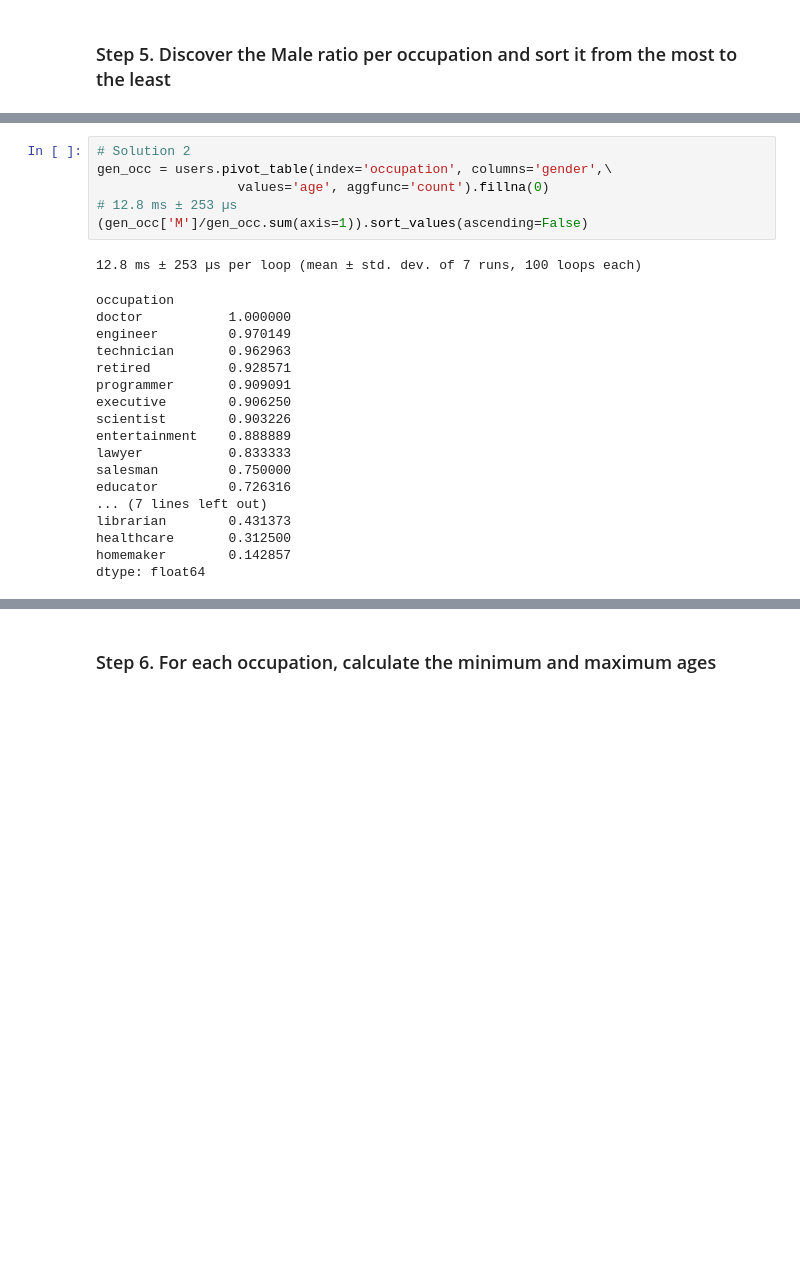
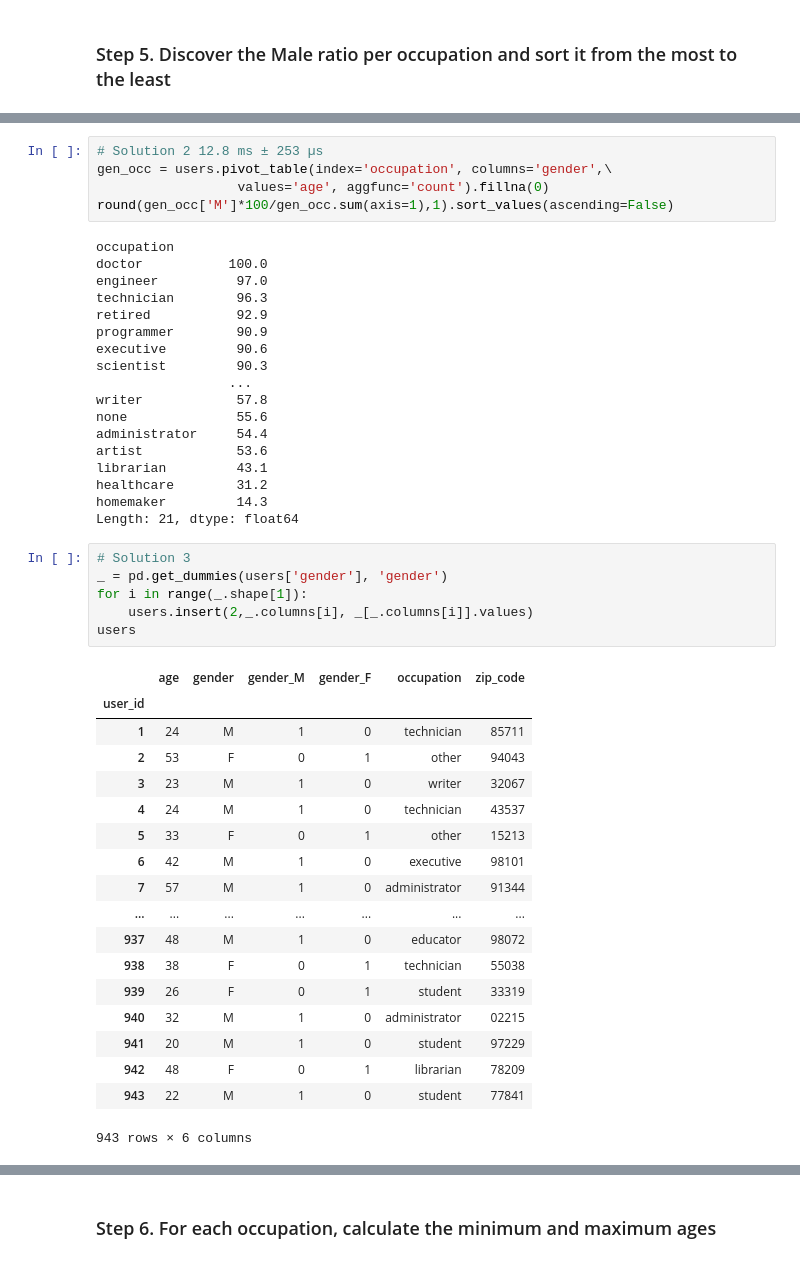
Before and after one commit to SmellyArmure/pandas_exercices_guipsamora, a Jupyter notebook: 03_Grouping/Occupation/Exercise.ipynb, the cells around one changed output, grey strips where cells are left out. Cells and saved outputs as stored; diff of their text form; blank space fills up the shorter version.

```diff
--- a/03_Grouping/Occupation/Exercise.ipynb
+++ b/03_Grouping/Occupation/Exercise.ipynb
@@ -87,25 +87,48 @@ dtype: float64
 # %%
-# Solution 2
+# Solution 2 12.8 ms ± 253 µs
 gen_occ = users.pivot_table(index='occupation', columns='gender',\
                   values='age', aggfunc='count').fillna(0)
-# 12.8 ms ± 253 µs
-(gen_occ['M']/gen_occ.sum(axis=1)).sort_values(ascending=False)
+round(gen_occ['M']*100/gen_occ.sum(axis=1),1).sort_values(ascending=False)
 # %% [output]
-12.8 ms ± 253 µs per loop (mean ± std. dev. of 7 runs, 100 loops each)
+occupation
+doctor           100.0
+engineer          97.0
+technician        96.3
+retired           92.9
+programmer        90.9
+executive         90.6
+scientist         90.3
+                 ...
+writer            57.8
+none              55.6
+administrator     54.4
+artist            53.6
+librarian         43.1
+healthcare        31.2
+homemaker         14.3
+Length: 21, dtype: float64
-occupation
-doctor           1.000000
-engineer         0.970149
-technician       0.962963
-retired          0.928571
-programmer       0.909091
-executive        0.906250
-scientist        0.903226
-entertainment    0.888889
-lawyer           0.833333
-salesman         0.750000
-educator         0.726316
-... (7 lines left out)
-librarian        0.431373
-healthcare       0.312500
-homemaker        0.142857
-dtype: float64
+# %%
+# Solution 3
+_ = pd.get_dummies(users['gender'], 'gender')
+for i in range(_.shape[1]):
+    users.insert(2,_.columns[i], _[_.columns[i]].values)
+users
+# %% [output]
+|  | age | gender | gender_M | gender_F | occupation | zip_code |
+| user_id |  |  |  |  |  |  |
+| 1 | 24 | M | 1 | 0 | technician | 85711 |
+| 2 | 53 | F | 0 | 1 | other | 94043 |
+| 3 | 23 | M | 1 | 0 | writer | 32067 |
+| 4 | 24 | M | 1 | 0 | technician | 43537 |
+| 5 | 33 | F | 0 | 1 | other | 15213 |
+| 6 | 42 | M | 1 | 0 | executive | 98101 |
+| 7 | 57 | M | 1 | 0 | administrator | 91344 |
+| ... | ... | ... | ... | ... | ... | ... |
+| 937 | 48 | M | 1 | 0 | educator | 98072 |
+| 938 | 38 | F | 0 | 1 | technician | 55038 |
+| 939 | 26 | F | 0 | 1 | student | 33319 |
+| 940 | 32 | M | 1 | 0 | administrator | 02215 |
+| 941 | 20 | M | 1 | 0 | student | 97229 |
+| 942 | 48 | F | 0 | 1 | librarian | 78209 |
+| 943 | 22 | M | 1 | 0 | student | 77841 |
+943 rows × 6 columns
```
Also changed, not shown: parts of 6 cells of this notebook, 2 other files.
